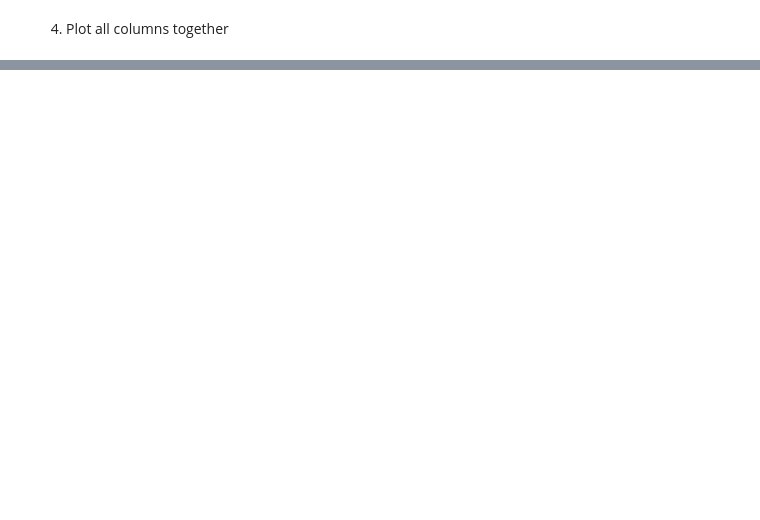
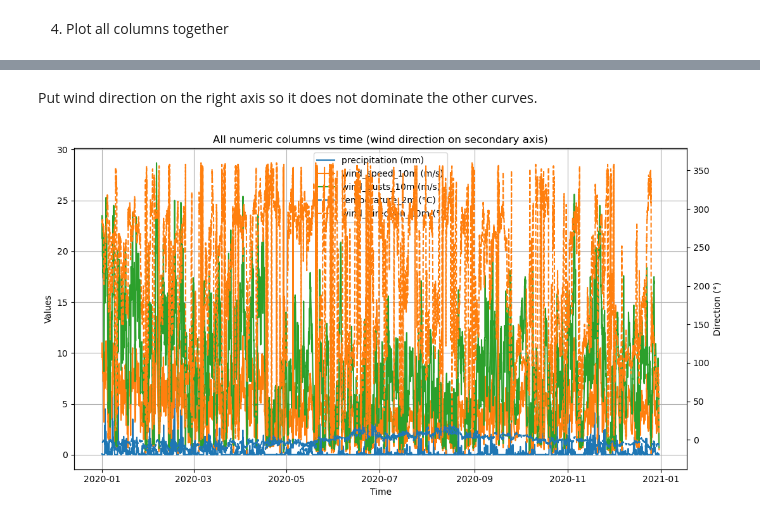
Before and after one commit to lise-dev/liserochat-ind320-dashboard, a Jupyter notebook: notebooks/assignment01-ROCHAT.ipynb, the cells around one changed output, grey strips where cells are left out. Saved outputs shown, nothing was run; the diff lists cells and outputs as text; code cells hidden in the pictures; blank space fills up the shorter version.

```diff
--- a/notebooks/assignment01-ROCHAT.ipynb
+++ b/notebooks/assignment01-ROCHAT.ipynb
@@ -89,0 +101,30 @@ plt.show()
+# %% [markdown]
+Put wind direction on the right axis so it does not dominate the other curves.
+# %%
+direction_cols = [c for c in num_cols if "direction" in c.lower() or "°" in c.lower()]
+primary_cols = [c for c in num_cols if c not in direction_cols]
+
+fig, ax1 = plt.subplots(figsize=(11, 6))
+ax2 = ax1.twinx()
+
+for col in primary_cols:
+    ax1.plot(data.index, data[col], label=col)
+
+for col in direction_cols:
+    ax2.plot(data.index, data[col], linestyle="--", label=col)
+
+ax1.set_title("All numeric columns vs time (wind direction on secondary axis)")
+ax1.set_xlabel("Time")
+ax1.set_ylabel("Values")
+ax2.set_ylabel("Direction (°)")
+
+ax1.grid(True)
+
+h1, l1 = ax1.get_legend_handles_labels()
+h2, l2 = ax2.get_legend_handles_labels()
+ax1.legend(h1 + h2, l1 + l2, loc="best")
+
+plt.tight_layout()
+plt.show()
+# %% [output]
+[figure, added]
```
Also changed, not shown: parts of 8 cells of this notebook, 8 other files.
